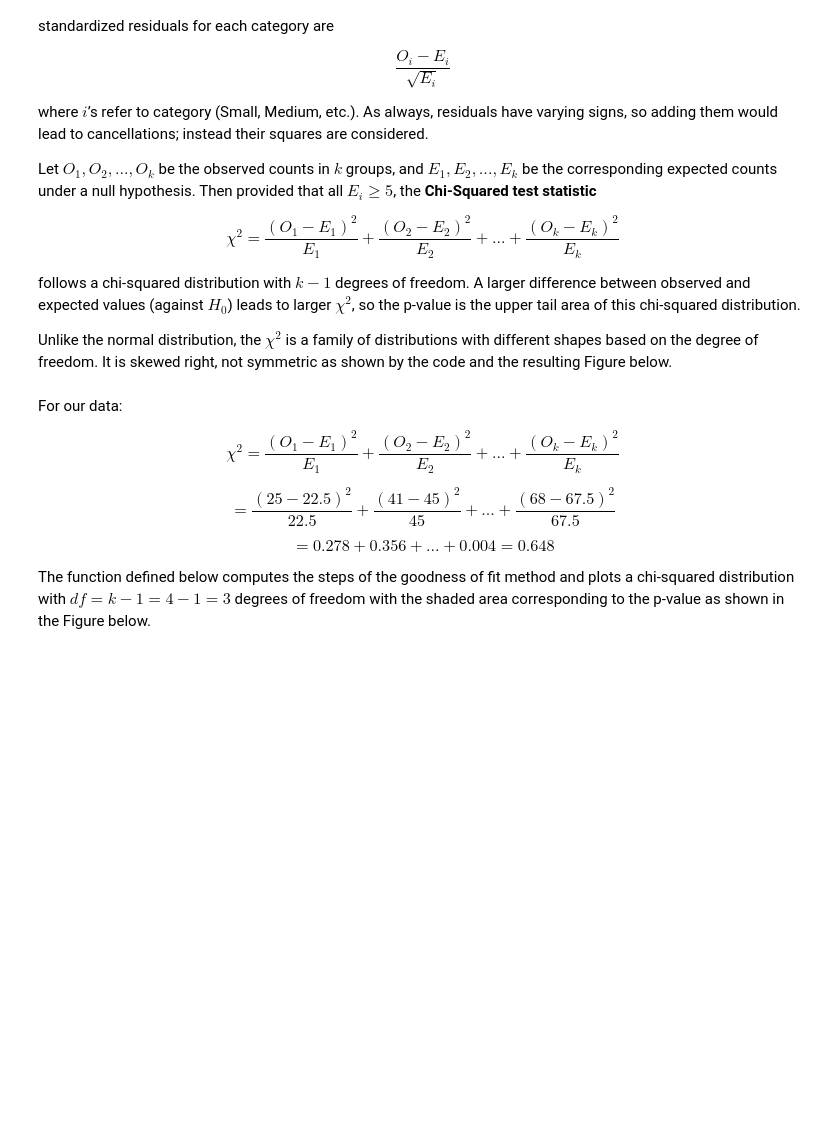
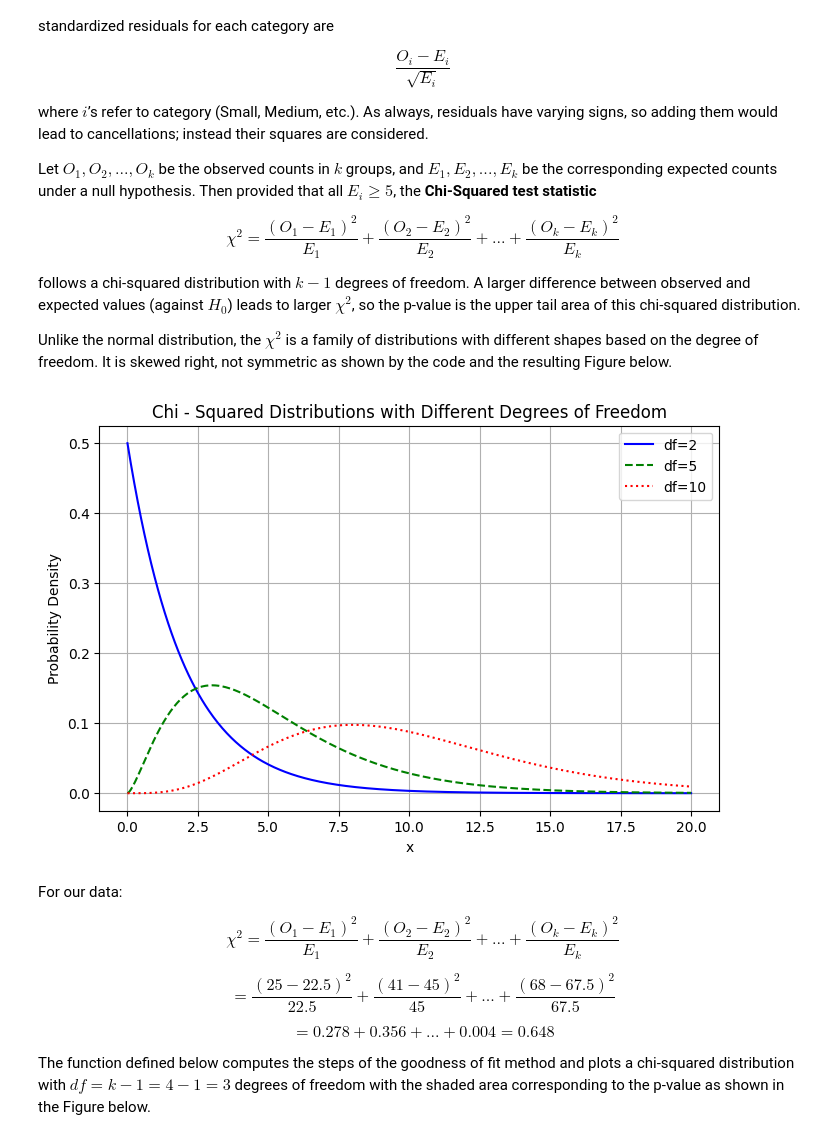
Before and after one commit to rezahabibi96/GitBook, a Jupyter notebook: books/applied-statistics-with-python/ch-6.ipynb, the cells around one changed output. Cells and saved outputs as stored; diff of their text form; code cells hidden in the pictures; blank space fills up the shorter version.

```diff
--- a/books/applied-statistics-with-python/ch-6.ipynb
+++ b/books/applied-statistics-with-python/ch-6.ipynb
@@ -63,6 +63,30 @@ $$ \chi^2 = \dfrac{(O_1 - E_1)^2}{E_1} + \dfrac{(O_2 - E_2)^2}{E_2} + ... + \dfr
 follows a chi-squared distribution with $k - 1$ degrees of freedom. A larger difference between observed and expected values (against $H_0$) leads to larger $\chi^2$, so the p-value is the upper tail area of this chi-squared distribution.
 
 Unlike the normal distribution, the $\chi^2$ is a family of distributions with different shapes based on the degree of freedom. It is skewed right, not symmetric as shown by the code and the resulting Figure below.
+# %%
+# Parameters for the chi - squared distributions
+df_values = [2, 5, 10] # Degrees of freedom
+x = np.linspace(0, 20, 500) # x- values for the plots
+
+# Line styles and colors for the distributions
+linestyles = ['-', '--', ':']
+colors = ['blue', 'green', 'red']
+
+# Plotting the chi - squared distributions
+plt.figure (figsize=(8, 5))
+for df, ls, color in zip (df_values, linestyles, colors):
+    y = chi2.pdf (x, df) # Compute the PDF of the chi - squared distribution
+    plt.plot (x, y, linestyle=ls, color=color, label=f"df={df}")
+
+# Add title , labels , legend , and grid
+plt.title("Chi - Squared Distributions with Different Degrees of Freedom")
+plt.xlabel("x")
+plt.ylabel ("Probability Density")
+plt.legend()
+plt.grid(True)
+plt.show()
+# %% [output]
+[figure, added]
 # %% [markdown]
 For our data:
 
```
Also changed, not shown: parts of 18 cells of this notebook.
